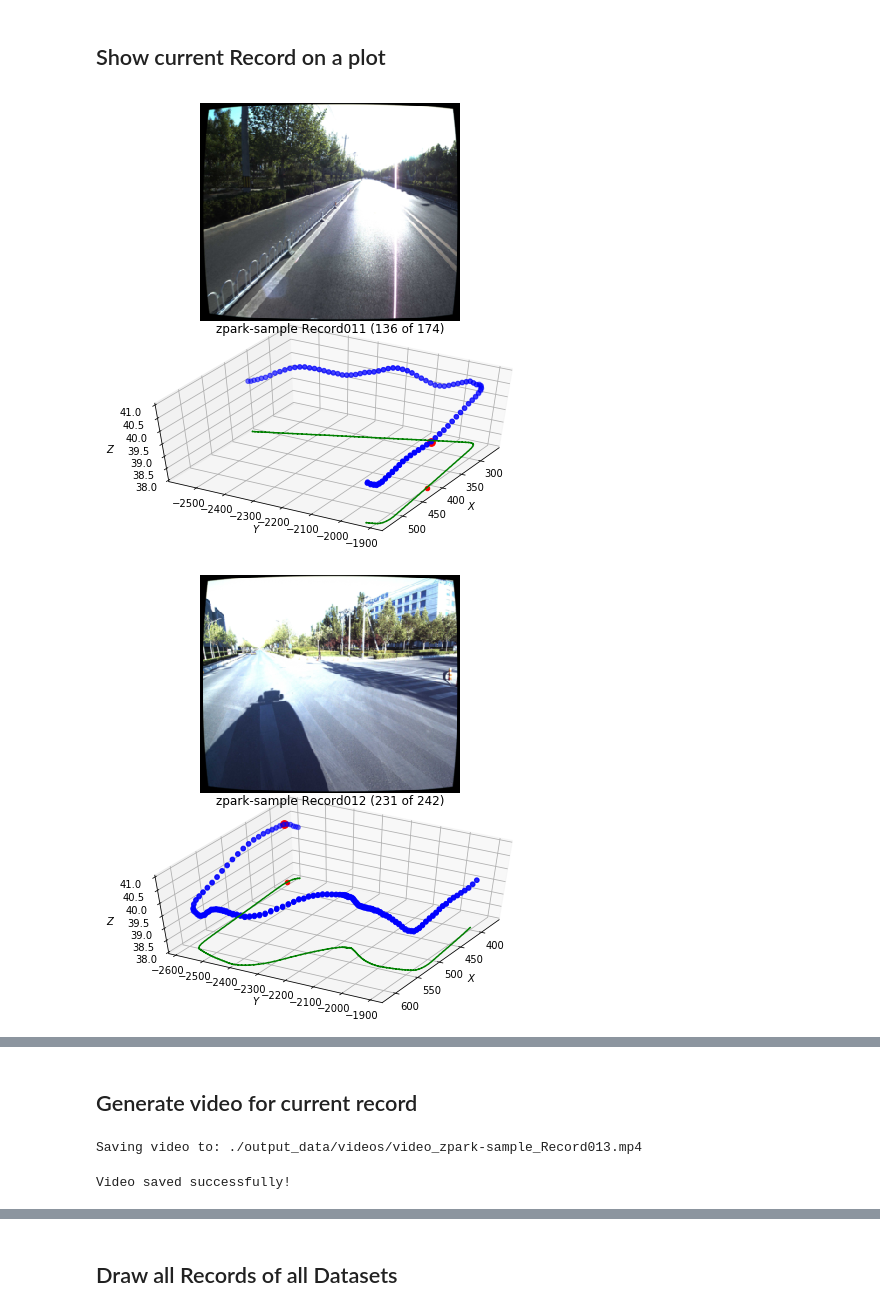
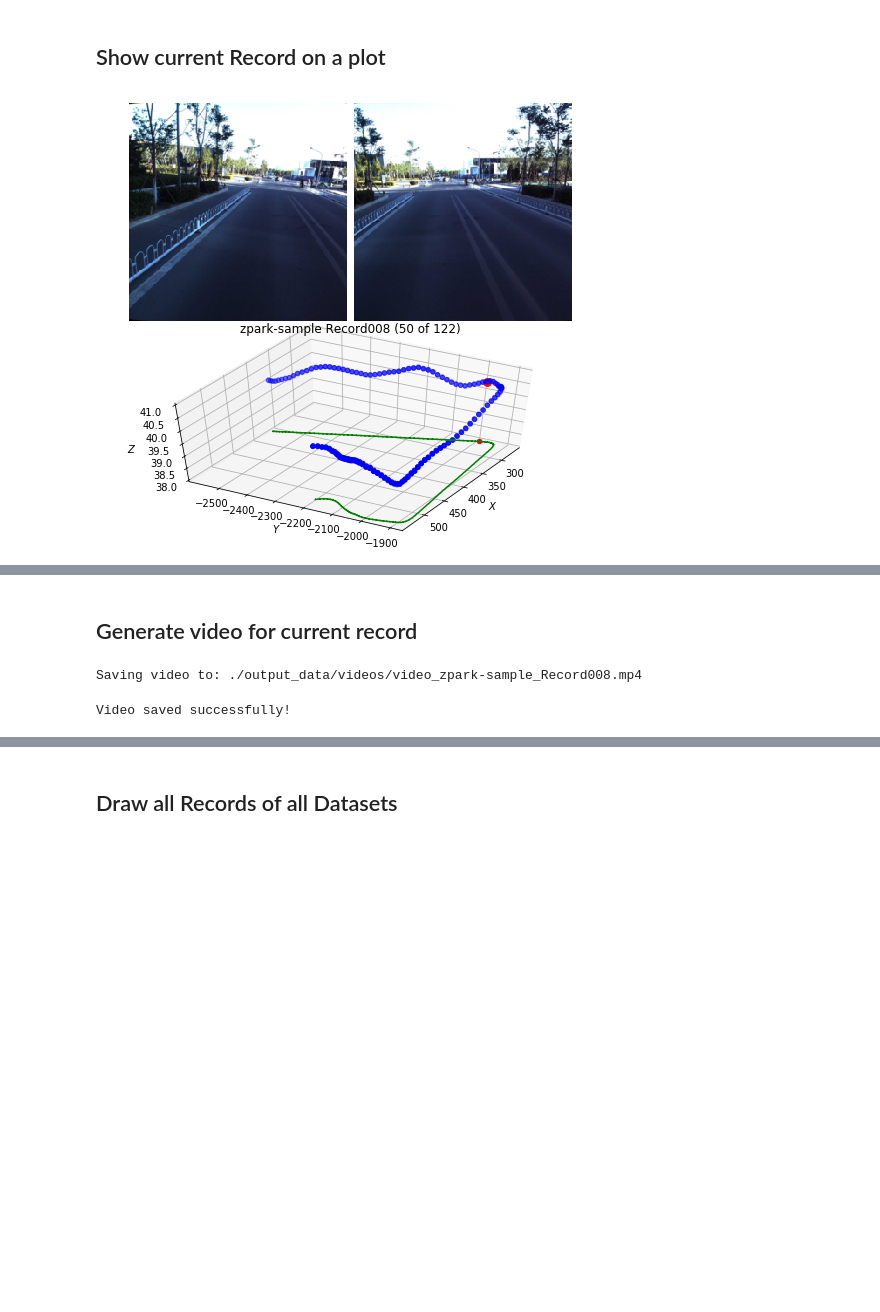
Before and after one commit to bexcite/apolloscape-loc, a Jupyter notebook: Apolloscape_View_Records.ipynb, the cells around one changed output, grey strips where cells are left out. Saved outputs shown, nothing was run; the diff lists cells and outputs as text; code cells hidden in the pictures; blank space fills up the shorter version.

```diff
--- a/Apolloscape_View_Records.ipynb
+++ b/Apolloscape_View_Records.ipynb
@@ -33,7 +33,11 @@ APOLLO_PATH = "./data/apolloscape"
 ### Create dataset object
 # %%
 # Resize data before using
-transform = transforms.Compose([transforms.Resize(250)])
+transform = transforms.Compose([
+    transforms.Resize(260),
+    transforms.CenterCrop(250)
+])
+
 
 # record_name = "Record029"
 # apollo_dataset = Apolloscape(root=os.path.join(APOLLO_PATH), road="road02_seg", transform=transform, record=record_name)
@@ -51,10 +55,10 @@ transform = transforms.Compose([transforms.Resize(250)])
 # apollo_dataset = Apolloscape(root=os.path.join(APOLLO_PATH), road="zpark-sample",
 #                              transform=transform, train=True)
 
-stereo = False
-train = False
+stereo = True
+train = True
 
-record_name = "Record013"
+record_name = 'Record008' # "Record013"
 apollo_dataset = Apolloscape(root=os.path.join(APOLLO_PATH), road="zpark-sample",
                              transform=transform, train=train, record=record_name, pose_format='quat',
                              normalize_poses=False, cache_transform=True, stereo=stereo)
@@ -99,12 +103,11 @@ Records:
 # %%
 
 # Draw path of the current record with a sampled datapoint
-# draw_record(apollo_dataset)
-# plt.show()
+draw_record(apollo_dataset, 'Record008')
+plt.show()
 
 # Draw all records
-for record in apollo_dataset.records_list:
-    draw_record(apollo_dataset, record)
+# for record in apollo_dataset.records_list:
+#     draw_record(apollo_dataset, record)
 # %% [output]
-[figure, old version]
+[figure, new version]
-[figure, removed]
@@ -142,7 +143,7 @@ datasets = [zpark_sample_dataset]
 #         print('dataset = {}, record = {}'.format(dataset.road, record))
 #         make_video(dataset, record=record)
 # %% [output]
-Saving video to: ./output_data/videos/video_zpark-sample_Record013.mp4
+Saving video to: ./output_data/videos/video_zpark-sample_Record008.mp4
 Video saved successfully!
 # %%
 # View saved video
```
Also changed, not shown: parts of 5 cells of this notebook, 2 other files.
